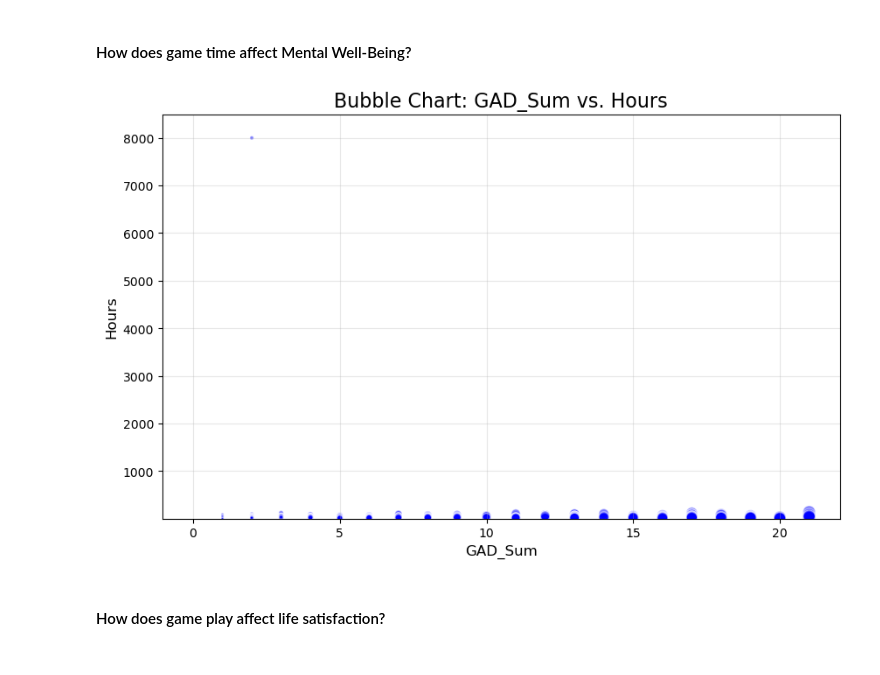
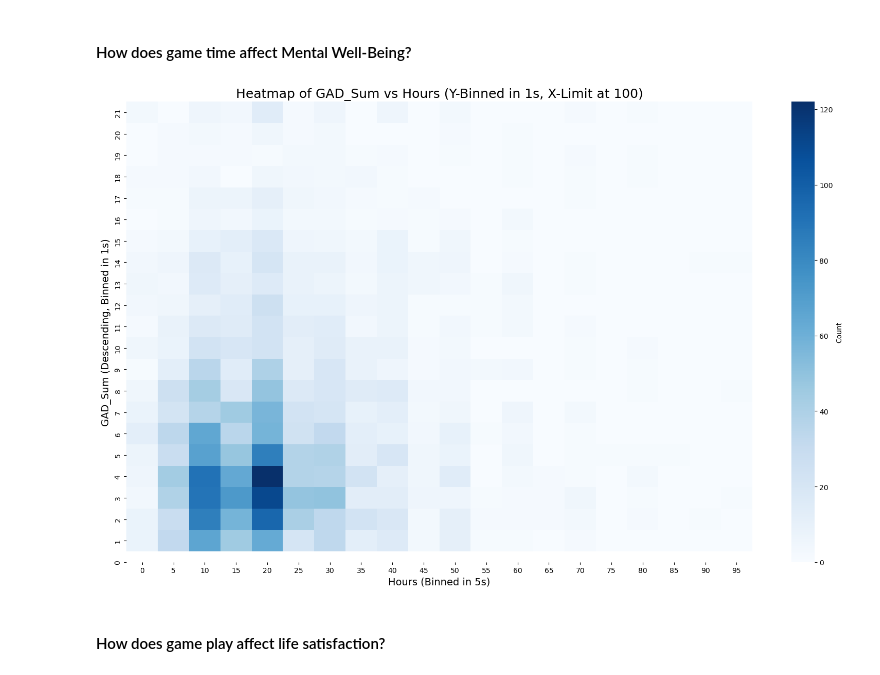
Before and after one commit to lauraleecallahan/Project-1, a Jupyter notebook: Untitled-1.ipynb, the cells around one changed output. Cells and saved outputs as stored; diff of their text form; code cells hidden in the pictures.

```diff
--- a/Untitled-1.ipynb
+++ b/Untitled-1.ipynb
@@ -94,11 +81,11 @@ memory usage: 1.4+ MB
 # Attempt to read the new file and create GAD_Sum and SWL_Sum columns
 try:
     # Add a "GAD_Sum" column by summing the specified columns
-    gaming_anx['GAD_Sum'] = gaming_anx[['GAD1', 'GAD2', 'GAD3', 'GAD4', 'GAD5', 'GAD6', 'GAD7']].sum(axis=1)
+    df_cleaned_no_missing['GAD_Sum'] = df_cleaned_no_missing[['GAD1', 'GAD2', 'GAD3', 'GAD4', 'GAD5', 'GAD6', 'GAD7']].sum(axis=1)
     # Add a "SWL_Sum" column by summing the specified columns
-    gaming_anx['SWL_Sum'] = gaming_anx[['SWL1', 'SWL2', 'SWL3', 'SWL4', 'SWL5']].sum(axis=1)
+    df_cleaned_no_missing['SWL_Sum'] = df_cleaned_no_missing[['SWL1', 'SWL2', 'SWL3', 'SWL4', 'SWL5']].sum(axis=1)
     # Display the updated DataFrame structure
-    gaming_anx[['GAD_Sum', 'SWL_Sum']].head(), gaming_anx.info()
+    df_cleaned_no_missing[['GAD_Sum', 'SWL_Sum']].head(), df_cleaned_no_missing.info()
 except Exception as e:
     e
 # %% [output]
@@ -132,7 +129,7 @@ Index(['S. No.', 'Timestamp', 'GAD1', 'GAD2', 'GAD3', 'GAD4', 'GAD5', 'GAD6',
       dtype='object')
 # %%
 # Reordering columns using loc
-gaming_anx = gaming_anx.loc[:, ['S. No.', 'Timestamp', 'GAD1', 'GAD2', 'GAD3', 'GAD4', 'GAD5', 'GAD6',
+df_cleaned_no_missing = df_cleaned_no_missing.loc[:, ['S. No.', 'Timestamp', 'GAD1', 'GAD2', 'GAD3', 'GAD4', 'GAD5', 'GAD6',
        'GAD7', 'GADE', 'GAD_Sum', 'SWL1', 'SWL2', 'SWL3', 'SWL4', 'SWL5','SWL_Sum', 'Platform',
        'Hours', 'earnings', 'whyplay', 'League', 'streams', 'SPIN1', 'SPIN2',
        'SPIN3', 'SPIN4', 'SPIN5', 'SPIN6', 'SPIN7', 'SPIN8', 'SPIN9', 'SPIN10',
@@ -140,7 +137,7 @@ gaming_anx = gaming_anx.loc[:, ['S. No.', 'Timestamp', 'GAD1', 'GAD2', 'GAD3', '
        'Narcissism', 'Gender', 'Age', 'Work', 'Playstyle', 'accept', 'GAD_T',
        'SWL_T', 'SPIN_T']]
 
-print(gaming_anx.columns)
+print(df_cleaned_no_missing.columns)
 # %% [output]
 Index(['S. No.', 'Timestamp', 'GAD1', 'GAD2', 'GAD3', 'GAD4', 'GAD5', 'GAD6',
        'GAD7', 'GADE', 'GAD_Sum', 'SWL1', 'SWL2', 'SWL3', 'SWL4', 'SWL5',
@@ -152,26 +149,38 @@ Index(['S. No.', 'Timestamp', 'GAD1', 'GAD2', 'GAD3', 'GAD4', 'GAD5', 'GAD6',
       dtype='object')
 # %% [markdown]
 #### How does game time affect Mental Well-Being?
-# %%
-import matplotlib.pyplot as plt
-
-# Create a bubble chart
-plt.figure(figsize=(10, 6))
-plt.scatter(
-    gaming_anx['GAD_Sum'],
-    gaming_anx['Hours'],
-    s=gaming_anx['GAD_Sum'] * 5,  # Scale bubble size by GAD_Sum for visibility
-    alpha=0.5,
-    edgecolors='w',
-    c='blue'
-)
-plt.ylim(3.5, 8500)
-plt.title('Bubble Chart: GAD_Sum vs. Hours', fontsize=16)
-plt.xlabel('GAD_Sum', fontsize=12)
-plt.ylabel('Hours', fontsize=12)
-plt.grid(alpha=0.3)
-plt.show()
-# %% [output]
-[figure, removed]
+# %%
+# Importing libraries
+import matplotlib.pyplot as plt
+import seaborn as sns
+
+# Define bins for Hours and GAD_Sum
+hours_bins_5_limited_100 = np.arange(0, 105, 5)  # Hours in increments of 5 up to 100
+gad_bins_1 = np.arange(0, 22, 1)  # GAD_Sum in increments of 1
+
+# Create the 2D histogram
+heatmap_data_y_1_new, x_edges_5_limited, y_edges_1_new = np.histogram2d(
+    df_cleaned_no_missing['Hours'], df_cleaned_no_missing['GAD_Sum'], bins=[hours_bins_5_limited_100, gad_bins_1]
+)
+
+# Plot the heatmap
+plt.figure(figsize=(16, 10))  # Full-screen dimensions
+sns.heatmap(
+    heatmap_data_y_1_new.T[::-1],  # Flip the heatmap vertically
+    xticklabels=np.round(hours_bins_5_limited_100[:-1], 1),
+    yticklabels=gad_bins_1[::-1],  # Flip the GAD_Sum labels
+    cmap="Blues",
+    cbar_kws={'label': 'Count'},
+    annot=False  # Remove annotations
+)
+
+# Adjusting labels and titles
+plt.title('Heatmap of GAD_Sum vs Hours (Y-Binned in 1s, X-Limit at 100)', fontsize=18)
+plt.xlabel('Hours (Binned in 5s)', fontsize=14)
+plt.ylabel('GAD_Sum (Descending, Binned in 1s)', fontsize=14)
+plt.tight_layout()  # Ensure layout fits well
+plt.show()
+# %% [output]
+[figure, added]
 # %% [markdown]
 #### How does game play affect life satisfaction?
```
Also changed, not shown: parts of 7 cells of this notebook.
